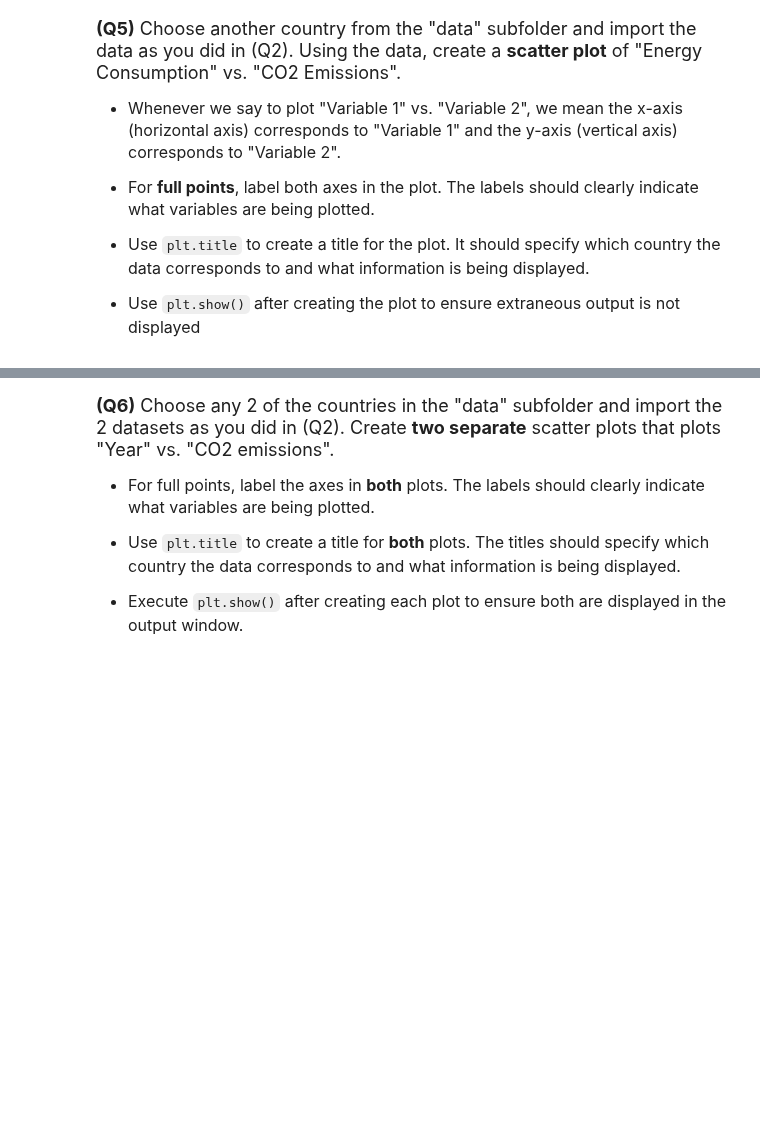
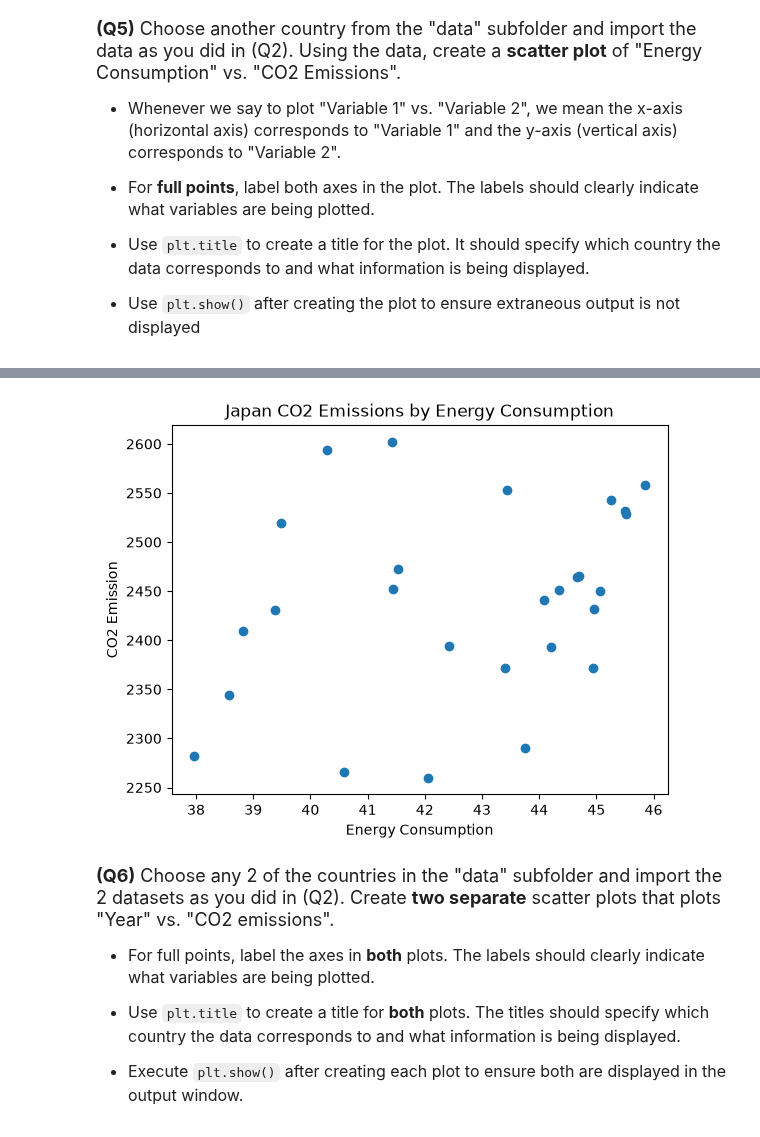
Before and after one commit to twu66021-sys/datasci151fall2026, a Jupyter notebook: _assignments/assignment_2/Assignment2.ipynb, the cells around one changed output, grey strips where cells are left out. Saved outputs shown, nothing was run; the diff lists cells and outputs as text; code cells hidden in the pictures; blank space fills up the shorter version.

```diff
--- a/_assignments/assignment_2/Assignment2.ipynb
+++ b/_assignments/assignment_2/Assignment2.ipynb
@@ -102,3 +167,14 @@ us_emissions["CO2_emission"].describe()
+# %%
+# Write your answer
+japan_emissions = pd.read_csv("data/japan_emission.csv")
+
+plt.scatter(x = japan_emissions['Energy_consumption'], y = japan_emissions['CO2_emission'])
+plt.title("Japan CO2 Emissions by Energy Consumption")
+plt.xlabel("Energy Consumption")
+plt.ylabel("CO2 Emission")
+plt.show()
+# %% [output]
+[figure, added]
 # %% [markdown]
 <font size = "4">
 
```
Also changed, not shown: parts of 9 cells of this notebook.
